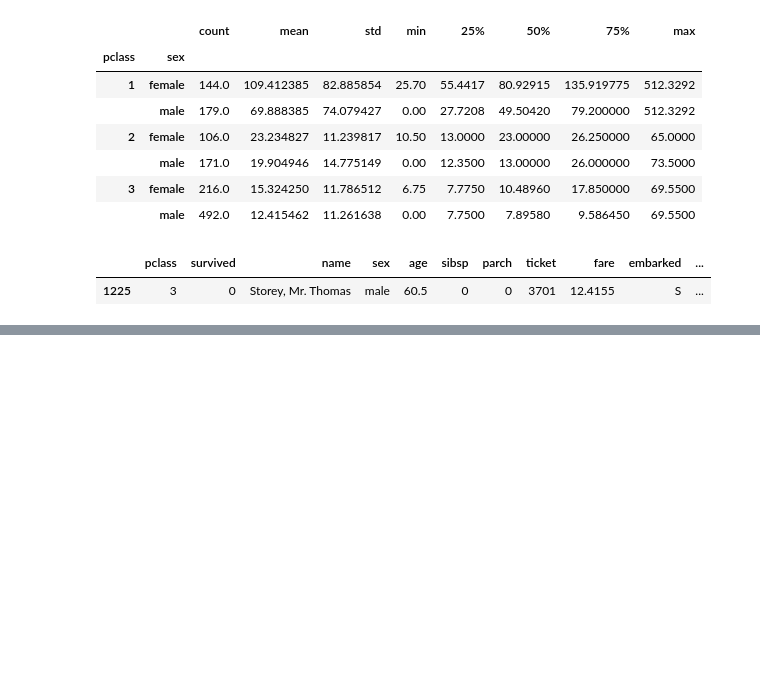
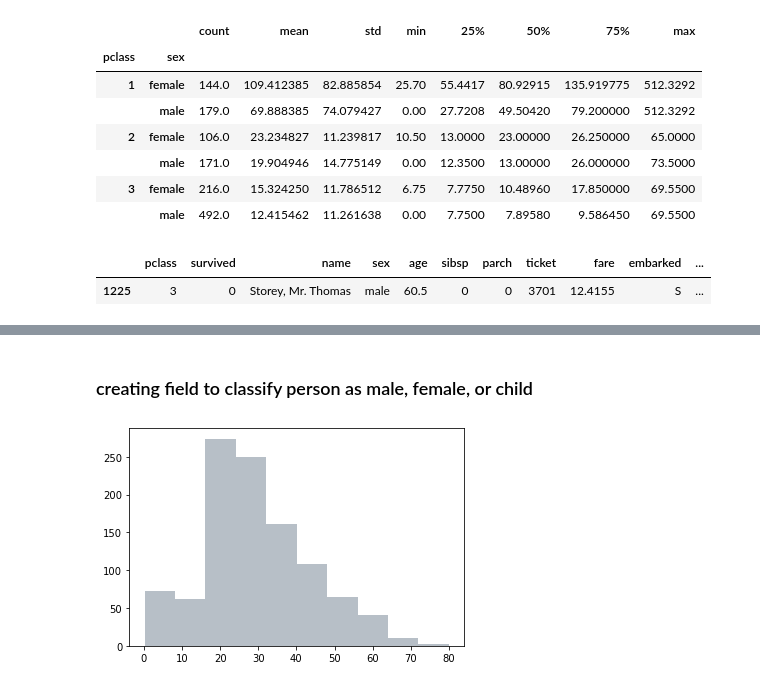
Before and after one commit to kimco2/Titanic_survival_predictions, a Jupyter notebook: titanic_data_setup.ipynb, the cells around one changed output, grey strips where cells are left out. Cells and saved outputs as stored; diff of their text form; code cells hidden in the pictures; blank space fills up the shorter version.

```diff
--- a/titanic_data_setup.ipynb
+++ b/titanic_data_setup.ipynb
@@ -121,4 +95,0 @@ Name: home.dest, Length: 370, dtype: int64
-# %%
-# Decision made to remove home destintation as almost half of the data is missing
-titanic_df = titanic_df.drop(['home.dest'], axis=1)
-titanic_df.head()
@@ -237,4 +177,0 @@ Name: cabin, Length: 187, dtype: int64
-# %%
-# due to the large volume of missing cabin data it has been removed
-titanic_df = titanic_df.drop(['cabin'], axis=1)
-titanic_df.head()
@@ -387,0 +311,7 @@ dtype: int64
+# %% [markdown]
+### creating field to classify person as male, female, or child
+# %%
+kwargs = dict(alpha=0.5)
+plt.hist(titanic_df['age'], **kwargs, color='slategray');
+# %% [output]
+[figure, added]
```
Also changed, not shown: parts of 32 cells of this notebook.
